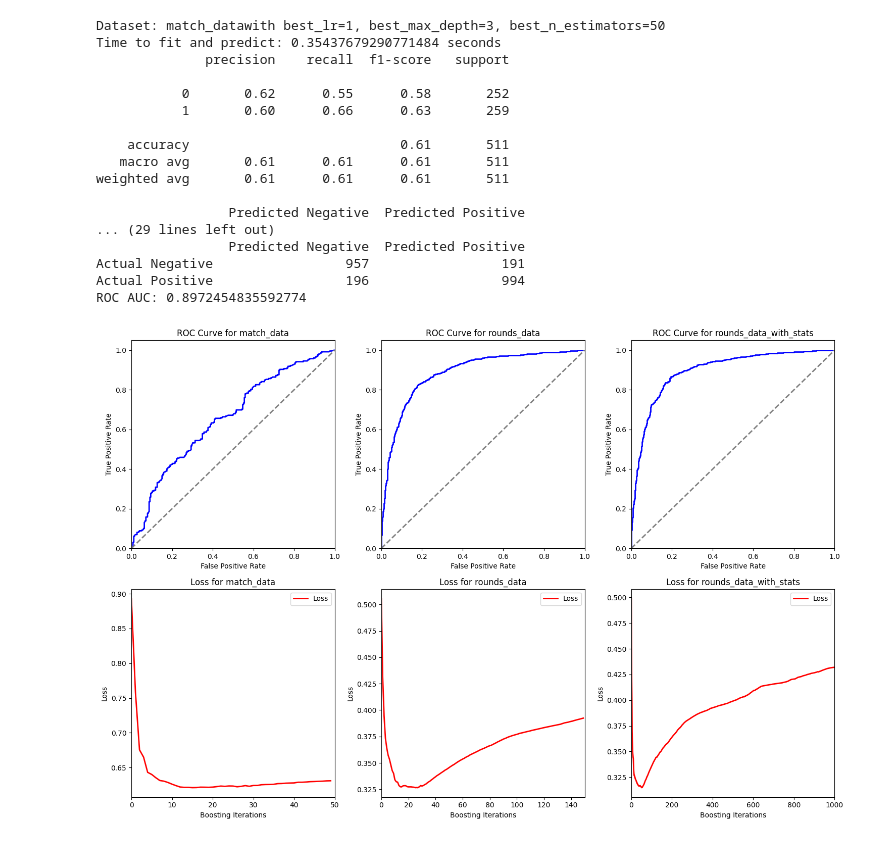
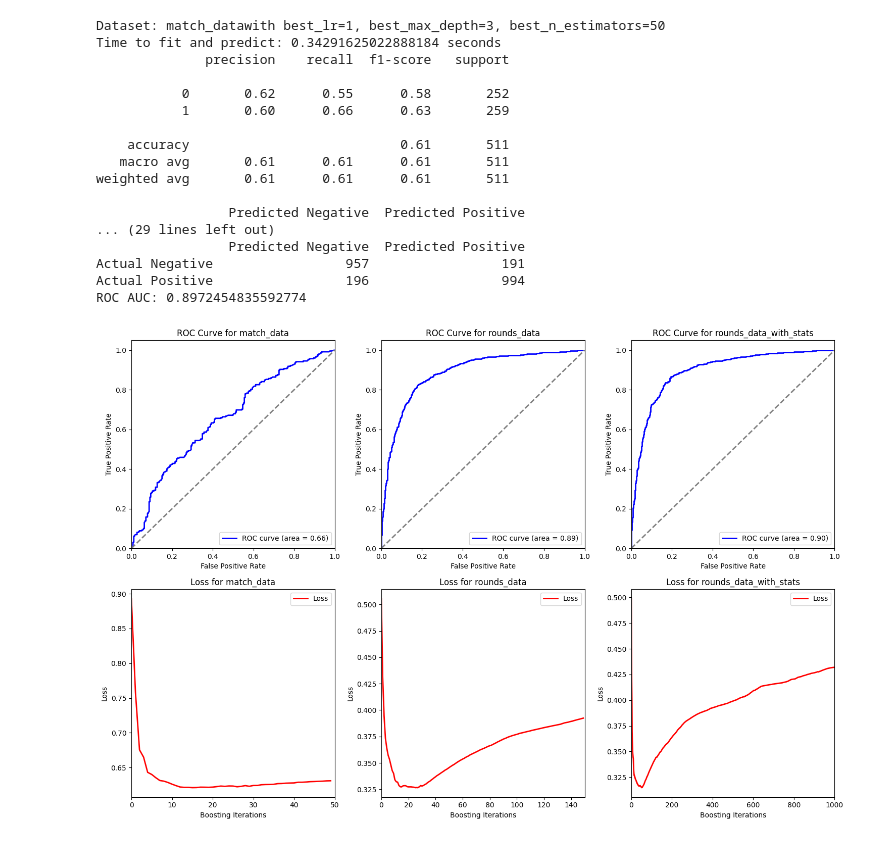
Before and after one commit to FCosmin27/cs2-predictive-models, a Jupyter notebook: models/adaboost.ipynb, the cells around one changed output. Drawn from its saved outputs; the diff is of its cells as text; code cells hidden in the pictures.

Commit message:
Add missing legend

```diff
--- a/models/adaboost.ipynb
+++ b/models/adaboost.ipynb
@@ -69,38 +69,39 @@ for idx, (X, y, ds_name, best_lr, best_max_depth, best_n_estimators) in enumerat
     axs[0, idx].set_xlabel('False Positive Rate')
     axs[0, idx].set_ylabel('True Positive Rate')
     axs[0, idx].set_title(f'ROC Curve for {ds_name}')
+    axs[0, idx].legend(loc='lower right')
 
     log_losses = []
     for y_prob in model.staged_predict_proba(X_train):
         log_losses.append(log_loss(y_train, y_prob, labels=[0, 1]))
 
     axs[1, idx].plot(range(len(log_losses)), log_losses, color='red', lw=2, label='Loss')
     axs[1, idx].set_xlim([0, len(log_losses)])
     axs[1, idx].set_xlabel('Boosting Iterations')
     axs[1, idx].set_ylabel('Loss')
     axs[1, idx].set_title(f'Loss for {ds_name}')
     axs[1, idx].legend(loc='upper right')
 
 
 
 plt.tight_layout()
 plt.show()
 # %% [output]
 Dataset: match_datawith best_lr=1, best_max_depth=3, best_n_estimators=50
-Time to fit and predict: 0.35437679290771484 seconds
+Time to fit and predict: 0.34291625022888184 seconds
               precision    recall  f1-score   support
 
            0       0.62      0.55      0.58       252
            1       0.60      0.66      0.63       259
 
     accuracy                           0.61       511
    macro avg       0.61      0.61      0.61       511
 weighted avg       0.61      0.61      0.61       511
 
                  Predicted Negative  Predicted Positive
 ... (29 lines left out)
                  Predicted Negative  Predicted Positive
 Actual Negative                 957                 191
 Actual Positive                 196                 994
 ROC AUC: 0.8972454835592774
-[figure, old version]
+[figure, new version]
```
